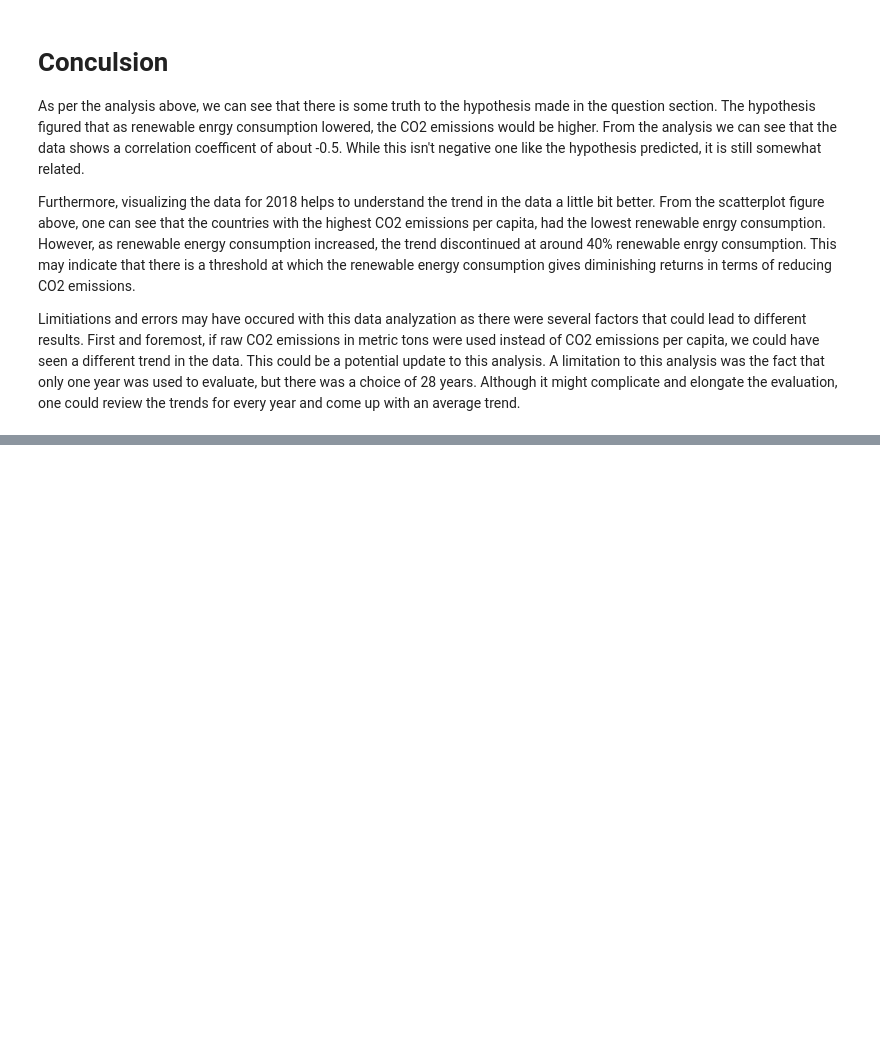
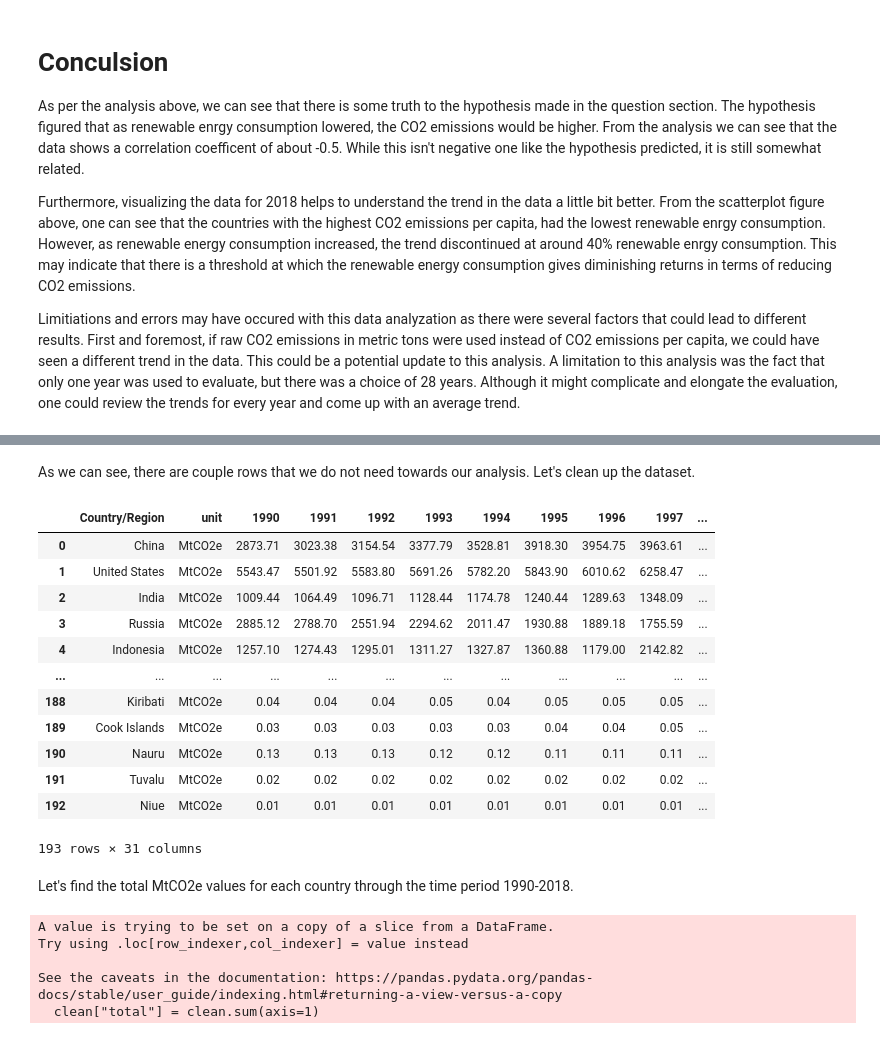
Before and after one commit to melotic/cs3654-project, a Jupyter notebook: Project1.ipynb, the cells around one changed output, grey strips where cells are left out. Saved outputs shown, nothing was run; the diff lists cells and outputs as text; code cells hidden in the pictures; blank space fills up the shorter version.

```diff
--- a/Project1.ipynb
+++ b/Project1.ipynb
@@ -892,0 +940,31 @@ Limitiations and errors may have occured with this data analyzation as there wer
+# %% [markdown]
+As we can see, there are couple rows that we do not need towards our analysis. Let's clean up the dataset.
+# %%
+clean = pd.DataFrame()
+clean = dirty
+clean = clean[clean["unit"] == "MtCO2e"]
+clean
+# %% [output]
+|  | Country/Region | unit | 1990 | 1991 | 1992 | 1993 | 1994 | 1995 | 1996 | 1997 | ... |
+| 0 | China | MtCO2e | 2873.71 | 3023.38 | 3154.54 | 3377.79 | 3528.81 | 3918.30 | 3954.75 | 3963.61 | ... |
+| 1 | United States | MtCO2e | 5543.47 | 5501.92 | 5583.80 | 5691.26 | 5782.20 | 5843.90 | 6010.62 | 6258.47 | ... |
+| 2 | India | MtCO2e | 1009.44 | 1064.49 | 1096.71 | 1128.44 | 1174.78 | 1240.44 | 1289.63 | 1348.09 | ... |
+| 3 | Russia | MtCO2e | 2885.12 | 2788.70 | 2551.94 | 2294.62 | 2011.47 | 1930.88 | 1889.18 | 1755.59 | ... |
+| 4 | Indonesia | MtCO2e | 1257.10 | 1274.43 | 1295.01 | 1311.27 | 1327.87 | 1360.88 | 1179.00 | 2142.82 | ... |
+| ... | ... | ... | ... | ... | ... | ... | ... | ... | ... | ... | ... |
+| 188 | Kiribati | MtCO2e | 0.04 | 0.04 | 0.04 | 0.05 | 0.04 | 0.05 | 0.05 | 0.05 | ... |
+| 189 | Cook Islands | MtCO2e | 0.03 | 0.03 | 0.03 | 0.03 | 0.03 | 0.04 | 0.04 | 0.05 | ... |
+| 190 | Nauru | MtCO2e | 0.13 | 0.13 | 0.13 | 0.12 | 0.12 | 0.11 | 0.11 | 0.11 | ... |
+| 191 | Tuvalu | MtCO2e | 0.02 | 0.02 | 0.02 | 0.02 | 0.02 | 0.02 | 0.02 | 0.02 | ... |
+| 192 | Niue | MtCO2e | 0.01 | 0.01 | 0.01 | 0.01 | 0.01 | 0.01 | 0.01 | 0.01 | ... |
+193 rows × 31 columns
+# %% [markdown]
+Let's find the total MtCO2e values for each country through the time period 1990-2018.
+# %%
+clean["total"] = clean.sum(axis=1)
+# %% [output]
+A value is trying to be set on a copy of a slice from a DataFrame.
+Try using .loc[row_indexer,col_indexer] = value instead
+
+See the caveats in the documentation: https://pandas.pydata.org/pandas-docs/stable/user_guide/indexing.html#returning-a-view-versus-a-copy
+  clean["total"] = clean.sum(axis=1)
```
Also changed, not shown: parts of 21 cells of this notebook.
